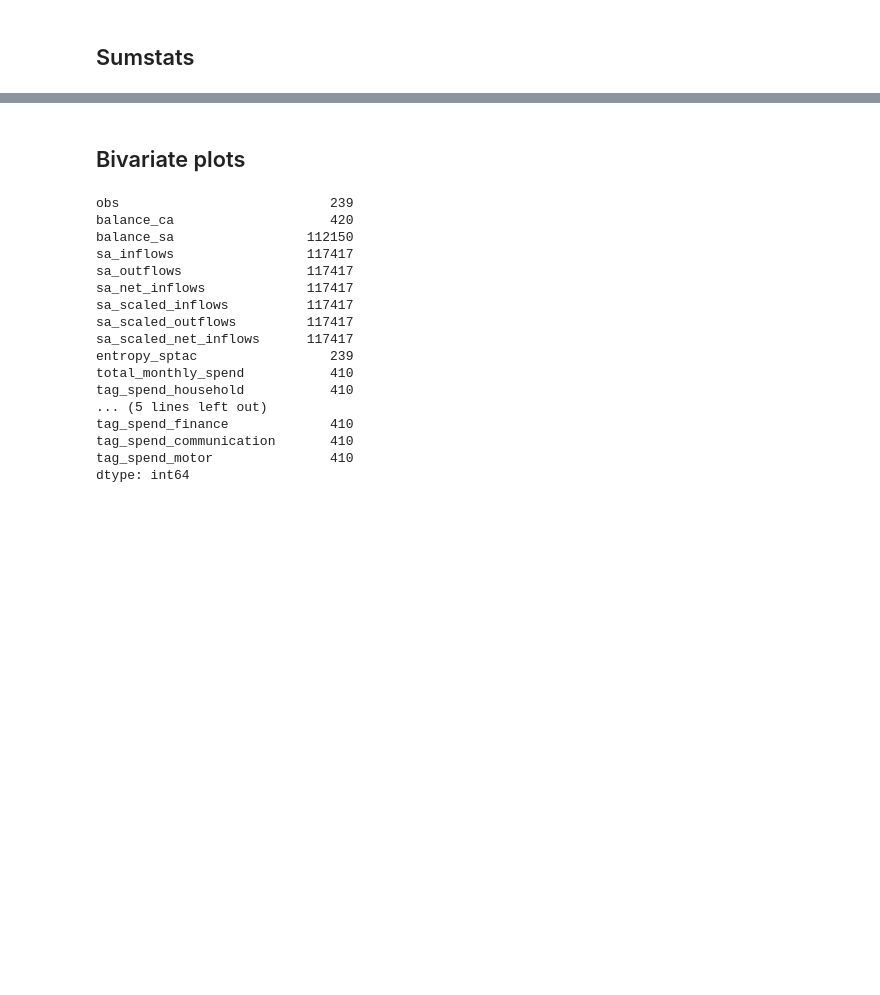
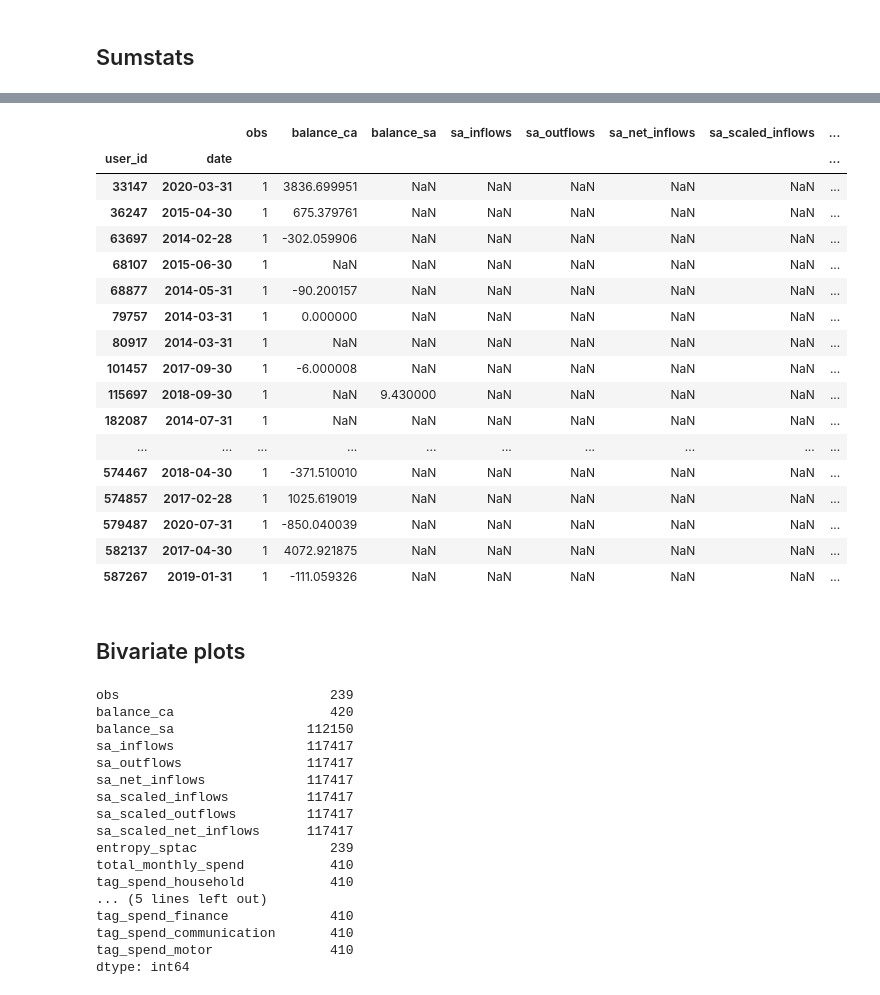
Before and after one commit to fabiangunzinger/entropy, a Jupyter notebook: notebooks/analysis.ipynb, the cells around one changed output, grey strips where cells are left out. Cells and saved outputs as stored; diff of their text form; code cells hidden in the pictures; blank space fills up the shorter version.

```diff
--- a/notebooks/analysis.ipynb
+++ b/notebooks/analysis.ipynb
@@ -245,3 +322,24 @@ Table written to /Users/fgu/dev/projects/entropy/output/tables/sumstats.tex.
+# %%
+data[data.obs == 1]
+# %% [output]
+|  |  | obs | balance_ca | balance_sa | sa_inflows | sa_outflows | sa_net_inflows | sa_scaled_inflows | ... |
+| user_id | date |  |  |  |  |  |  |  | ... |
+| 33147 | 2020-03-31 | 1 | 3836.699951 | NaN | NaN | NaN | NaN | NaN | ... |
+| 36247 | 2015-04-30 | 1 | 675.379761 | NaN | NaN | NaN | NaN | NaN | ... |
+| 63697 | 2014-02-28 | 1 | -302.059906 | NaN | NaN | NaN | NaN | NaN | ... |
+| 68107 | 2015-06-30 | 1 | NaN | NaN | NaN | NaN | NaN | NaN | ... |
+| 68877 | 2014-05-31 | 1 | -90.200157 | NaN | NaN | NaN | NaN | NaN | ... |
+| 79757 | 2014-03-31 | 1 | 0.000000 | NaN | NaN | NaN | NaN | NaN | ... |
+| 80917 | 2014-03-31 | 1 | NaN | NaN | NaN | NaN | NaN | NaN | ... |
+| 101457 | 2017-09-30 | 1 | -6.000008 | NaN | NaN | NaN | NaN | NaN | ... |
+| 115697 | 2018-09-30 | 1 | NaN | 9.430000 | NaN | NaN | NaN | NaN | ... |
+| 182087 | 2014-07-31 | 1 | NaN | NaN | NaN | NaN | NaN | NaN | ... |
+| ... | ... | ... | ... | ... | ... | ... | ... | ... | ... |
+| 574467 | 2018-04-30 | 1 | -371.510010 | NaN | NaN | NaN | NaN | NaN | ... |
+| 574857 | 2017-02-28 | 1 | 1025.619019 | NaN | NaN | NaN | NaN | NaN | ... |
+| 579487 | 2020-07-31 | 1 | -850.040039 | NaN | NaN | NaN | NaN | NaN | ... |
+| 582137 | 2017-04-30 | 1 | 4072.921875 | NaN | NaN | NaN | NaN | NaN | ... |
+| 587267 | 2019-01-31 | 1 | -111.059326 | NaN | NaN | NaN | NaN | NaN | ... |
 # %% [markdown]
 ## Bivariate plots
 # %%
```
Also changed, not shown: parts of 11 cells of this notebook, 1 other file.
